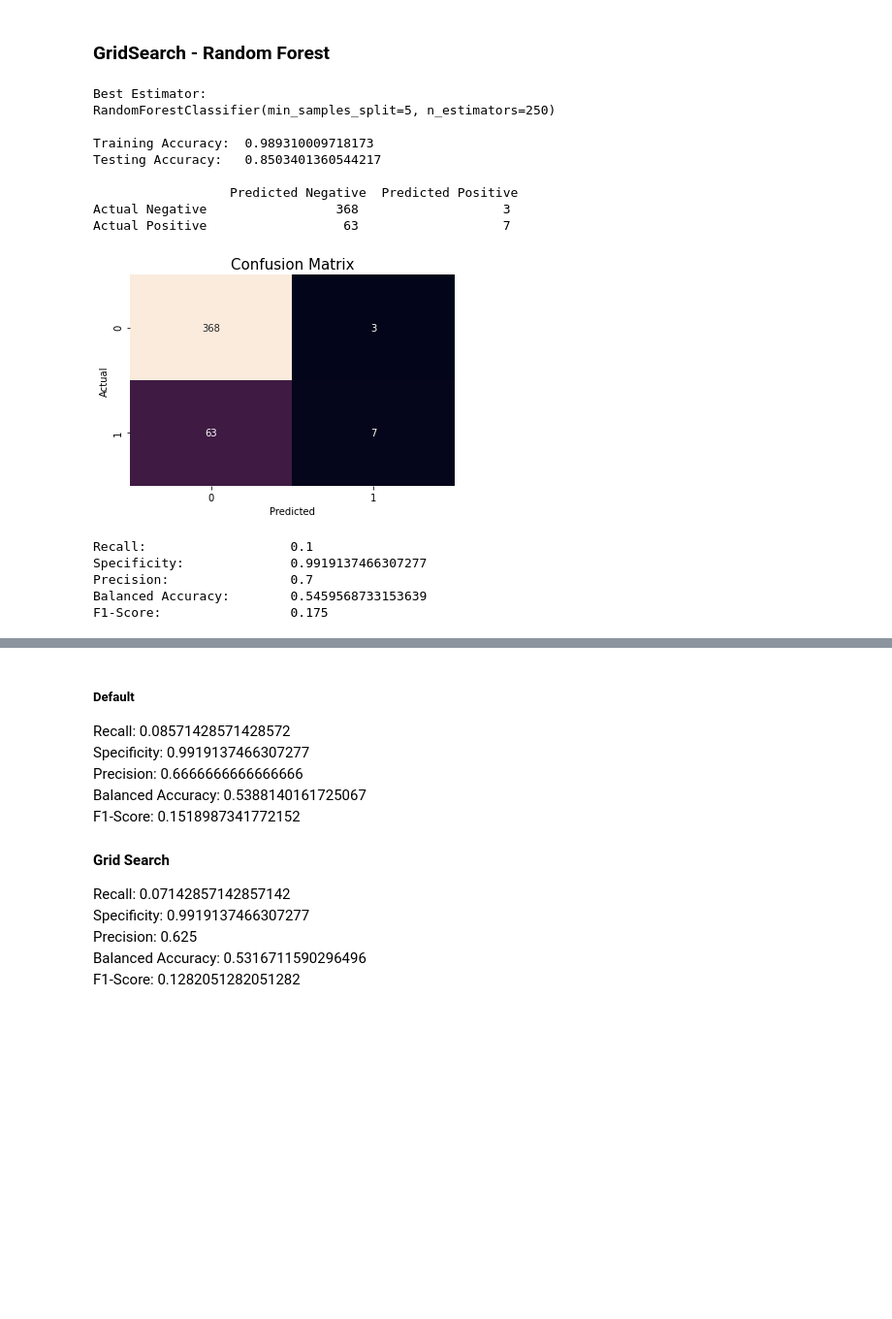
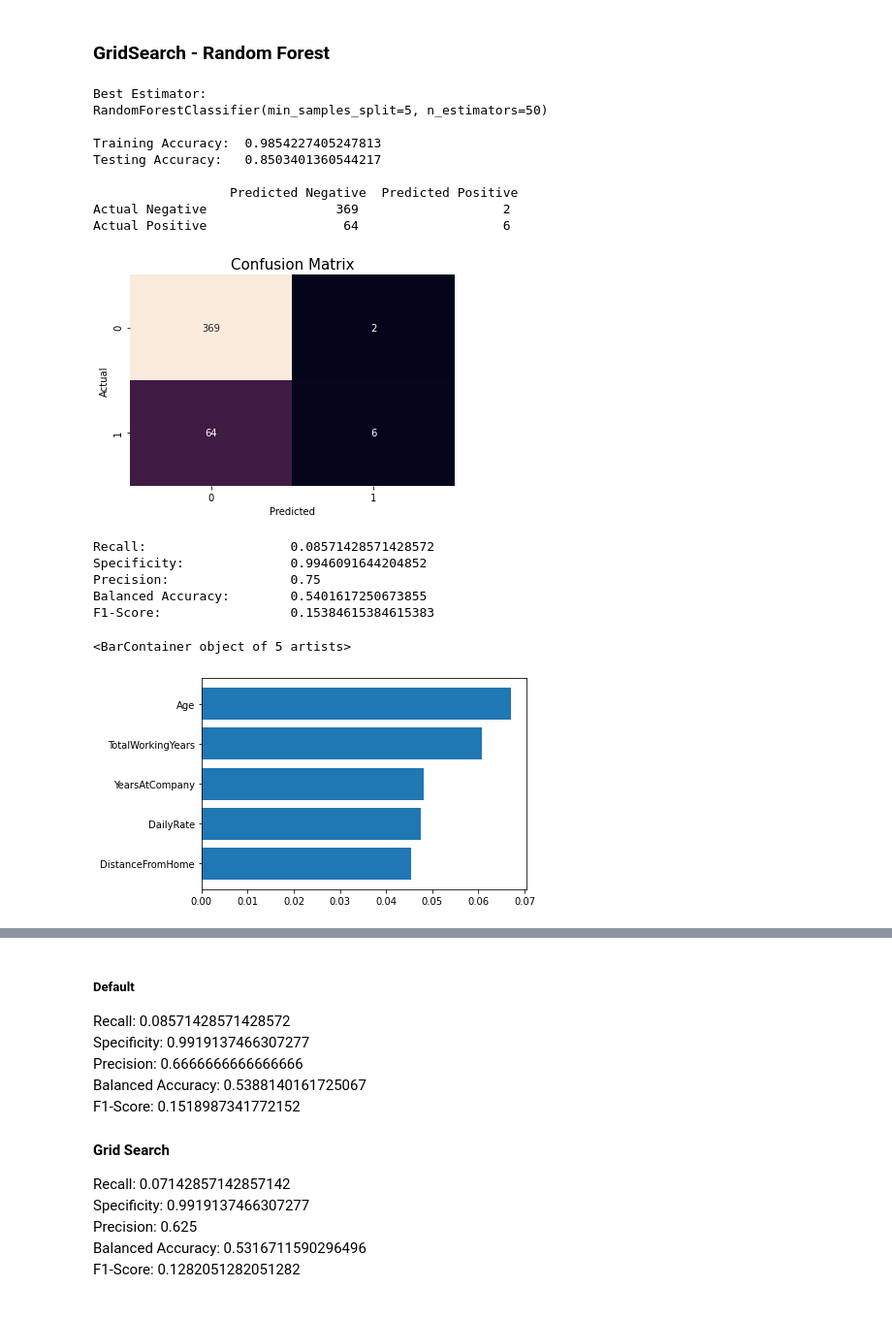
Before and after one commit to JoelQFernandez/DSC-540---Advanced-Machine-Learning---Final-Project, a Jupyter notebook: Final Project 03.5 Random Forest.ipynb, the cells around one changed output, grey strips where cells are left out. Shown: that part at 97% size. Cells and saved outputs as stored; diff of their text form; code cells hidden in the pictures; blank space fills up the shorter version.

```diff
--- a/Final Project 03.5 Random Forest.ipynb
+++ b/Final Project 03.5 Random Forest.ipynb
@@ -188,39 +205,48 @@ F1-Score:                 0.15384615384615383
 # %%
 # Determine Best Estimator
 params = dict(
     min_samples_split = [5, 10, 20, 30, 40, 50],
     max_depth = [1,2,3,None],
     n_estimators = [50, 100, 150, 200, 250]
 )
-best_estimator = gridSearcBestEstimator(RandomForestClassifier(), params, cv)
+best_estimator = gridSearcBestEstimator(RandomForestClassifier(), params, cv, X_train, y_train)
 
 # Fit Model to best_estimator
-rf_best_est = fitModel(best_estimator)
+clf = best_estimator.fit(X_train, y_train.values.ravel())
 
 # Calcualate Training and Testing Accuracy
-y_test_pred = modelAccuracy(rf_best_est)
+testing_accuracy, y_test_pred = modelAccuracy(clf, X_train, X_test)
 
 # Print Confusion Matrix
 cm = confusionMatrix(y_test, y_test_pred)
 
 # Heat Map
 heatMap(y_test, y_test_pred)
 
 # Print Metrics
-metrics(cm, y_test, y_test_pred)
+recall, specificity, precision, balanced_accuracy, F1 = metrics(cm, y_test, y_test_pred)
+
+# Populate Table
+Table['Random Forest Best Estimator'] = ['RandomForestClassifier(min_samples_split = 5, n_estimators=250)', testing_accuracy, recall, specificity, precision, balanced_accuracy, F1]
+
+#Feature Importance
+top_n = np.argsort(clf.feature_importances_)[-5:]
+plt.barh(X.columns[top_n], clf.feature_importances_[top_n])
 # %% [output]
 Best Estimator:
-RandomForestClassifier(min_samples_split=5, n_estimators=250)
+RandomForestClassifier(min_samples_split=5, n_estimators=50)
 
-Training Accuracy:  0.989310009718173
+Training Accuracy:  0.9854227405247813
 Testing Accuracy:   0.8503401360544217
 
                   Predicted Negative  Predicted Positive
-Actual Negative                 368                   3
-Actual Positive                  63                   7
+Actual Negative                 369                   2
+Actual Positive                  64                   6
 [figure]
-Recall:                   0.1
-Specificity:              0.9919137466307277
-Precision:                0.7
-Balanced Accuracy:        0.5459568733153639
-F1-Score:                 0.175
+Recall:                   0.08571428571428572
+Specificity:              0.9946091644204852
+Precision:                0.75
+Balanced Accuracy:        0.5401617250673855
+F1-Score:                 0.15384615384615383
+<BarContainer object of 5 artists>
+[figure, added]
```
Also changed, not shown: parts of 21 cells of this notebook.
